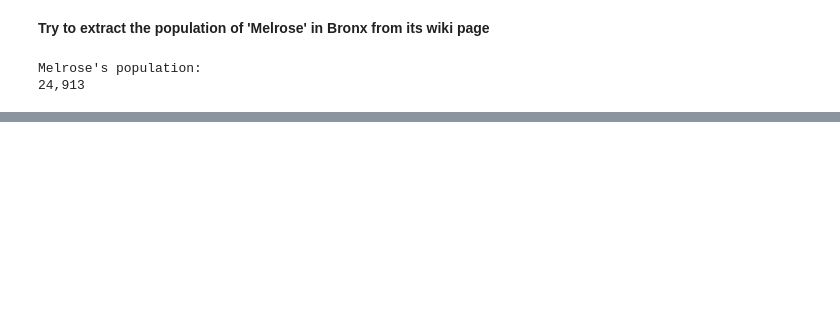
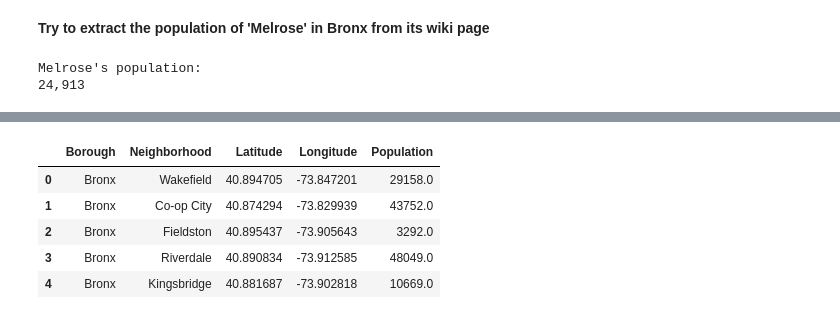
Before and after one commit to lisu1222/The-Battle-of-Neighborhoods-New-York-Hospital-Bed-Density, a Jupyter notebook: New-York-Neighborhood-Pop.ipynb, the cells around one changed output, grey strips where cells are left out. Drawn from its saved outputs; the diff is of its cells as text; code cells hidden in the pictures; blank space fills up the shorter version.

```diff
--- a/New-York-Neighborhood-Pop.ipynb
+++ b/New-York-Neighborhood-Pop.ipynb
@@ -159,8 +158,8 @@ neighbor_df
 # %% [markdown]
 **Try to extract the population of 'Melrose' in Bronx from its wiki page**
 # %%
-neighbor_page = requests.get('https://en.wikipedia.org//wiki/Melrose,_Bronx')
-soup2 = BeautifulSoup(neighbor_page.text, 'html.parser')
+neighborhood_page = requests.get('https://en.wikipedia.org//wiki/Melrose,_Bronx')
+soup2 = BeautifulSoup(neighborhood_page.text, 'html.parser')
 table = soup2.select("table.infobox tr")
 
 for i in range(len(table)):
@@ -336,0 +229,11 @@ def get_hospital_data(lat, lng, borough, neighborhood):
+# %%
+new_york_data = neighborhoods.merge(neighborhood_pop, how = 'inner', on = 'Neighborhood').drop('Anchor', axis = 1)
+# %%
+new_york_data.head()
+# %% [output]
+|  | Borough | Neighborhood | Latitude | Longitude | Population |
+| 0 | Bronx | Wakefield | 40.894705 | -73.847201 | 29158.0 |
+| 1 | Bronx | Co-op City | 40.874294 | -73.829939 | 43752.0 |
+| 2 | Bronx | Fieldston | 40.895437 | -73.905643 | 3292.0 |
+| 3 | Bronx | Riverdale | 40.890834 | -73.912585 | 48049.0 |
+| 4 | Bronx | Kingsbridge | 40.881687 | -73.902818 | 10669.0 |
```
Also changed, not shown: parts of 18 cells of this notebook, 3 other files.
